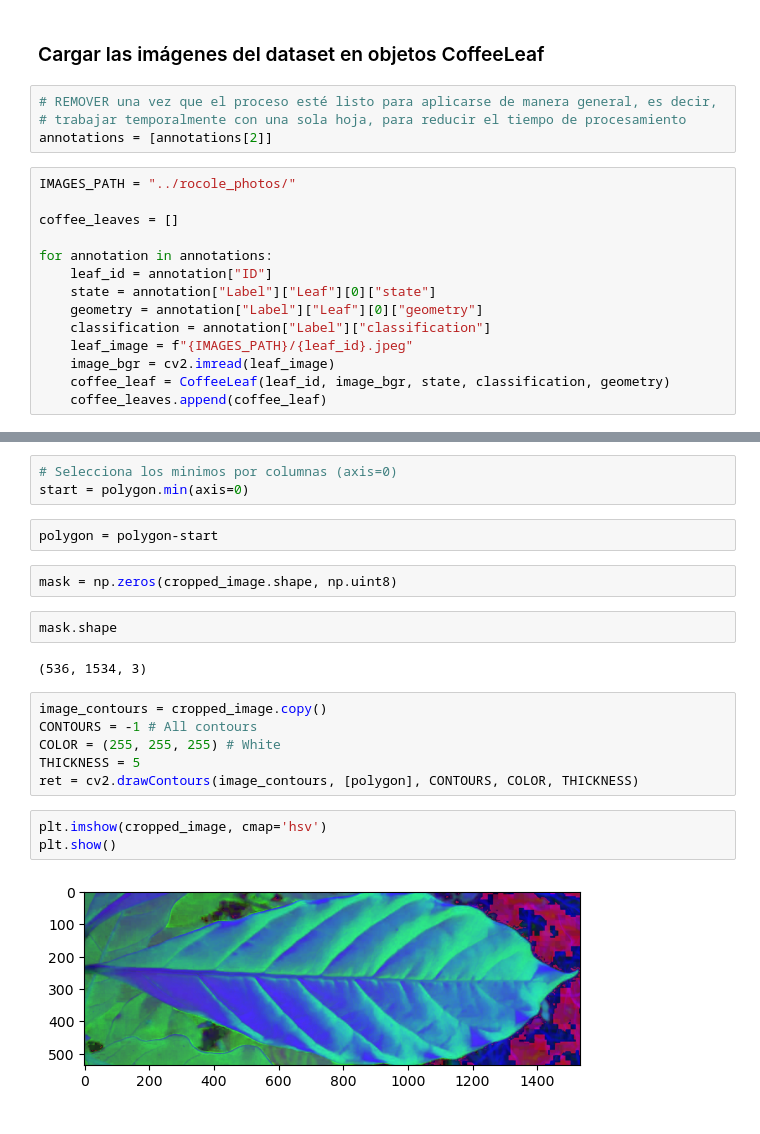
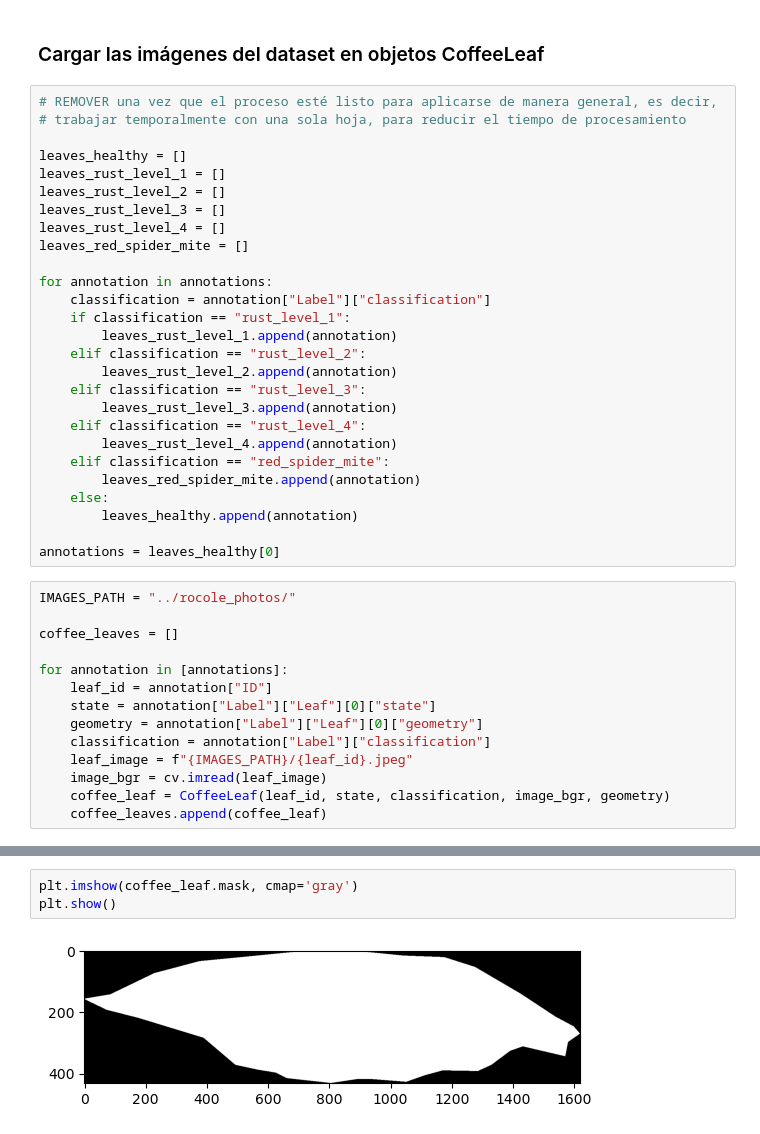
Before and after one commit to LindermanDgz/coffee-leaves-classification, a Jupyter notebook: coffee-leaves-classification.ipynb, the cells around one changed output, grey strips where cells are left out. Cells and saved outputs as stored; diff of their text form.

Commit message:
Refactor CoffeeLeaf class

```diff
--- a/coffee-leaves-classification.ipynb
+++ b/coffee-leaves-classification.ipynb
@@ -65,18 +89,41 @@ class CoffeeLeaf:
 # %%
 # REMOVER una vez que el proceso esté listo para aplicarse de manera general, es decir,
 # trabajar temporalmente con una sola hoja, para reducir el tiempo de procesamiento
-annotations = [annotations[2]]
+
+leaves_healthy = []
+leaves_rust_level_1 = []
+leaves_rust_level_2 = []
+leaves_rust_level_3 = []
+leaves_rust_level_4 = []
+leaves_red_spider_mite = []
+
+for annotation in annotations:
+    classification = annotation["Label"]["classification"]
+    if classification == "rust_level_1":
+        leaves_rust_level_1.append(annotation)
+    elif classification == "rust_level_2":
+        leaves_rust_level_2.append(annotation)
+    elif classification == "rust_level_3":
+        leaves_rust_level_3.append(annotation)
+    elif classification == "rust_level_4":
+        leaves_rust_level_4.append(annotation)
+    elif classification == "red_spider_mite":
+        leaves_red_spider_mite.append(annotation)
+    else:
+        leaves_healthy.append(annotation)
+
+annotations = leaves_healthy[0]
 # %%
 IMAGES_PATH = "../rocole_photos/"
 
 coffee_leaves = []
 
-for annotation in annotations:
+for annotation in [annotations]:
     leaf_id = annotation["ID"]
     state = annotation["Label"]["Leaf"][0]["state"]
     geometry = annotation["Label"]["Leaf"][0]["geometry"]
     classification = annotation["Label"]["classification"]
     leaf_image = f"{IMAGES_PATH}/{leaf_id}.jpeg"
-    image_bgr = cv2.imread(leaf_image)
-    coffee_leaf = CoffeeLeaf(leaf_id, image_bgr, state, classification, geometry)
+    image_bgr = cv.imread(leaf_image)
+    coffee_leaf = CoffeeLeaf(leaf_id, state, classification, image_bgr, geometry)
     coffee_leaves.append(coffee_leaf)
@@ -120,22 +140,5 @@ cropped_image.shape
-# %%
-# Selecciona los minimos por columnas (axis=0)
-start = polygon.min(axis=0)
-# %%
-polygon = polygon-start
-# %%
-mask = np.zeros(cropped_image.shape, np.uint8)
-# %%
-mask.shape
-# %% [output]
-(536, 1534, 3)
-# %%
-image_contours = cropped_image.copy()
-CONTOURS = -1 # All contours
-COLOR = (255, 255, 255) # White
-THICKNESS = 5
-ret = cv2.drawContours(image_contours, [polygon], CONTOURS, COLOR, THICKNESS)
 # %%
-plt.imshow(cropped_image, cmap='hsv')
+plt.imshow(coffee_leaf.mask, cmap='gray')
 plt.show()
 # %% [output]
-[figure, old version]
+[figure, new version]
```
Also changed, not shown: parts of 21 cells of this notebook.
